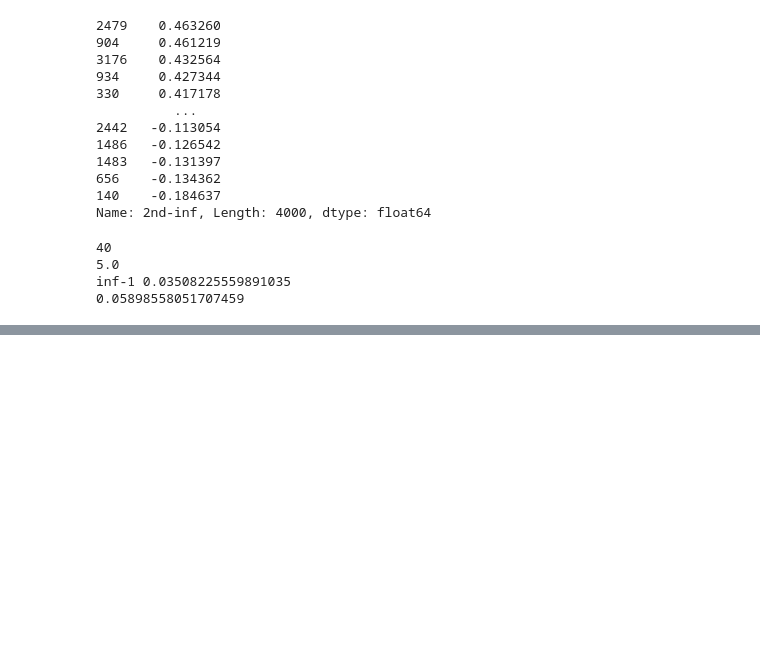
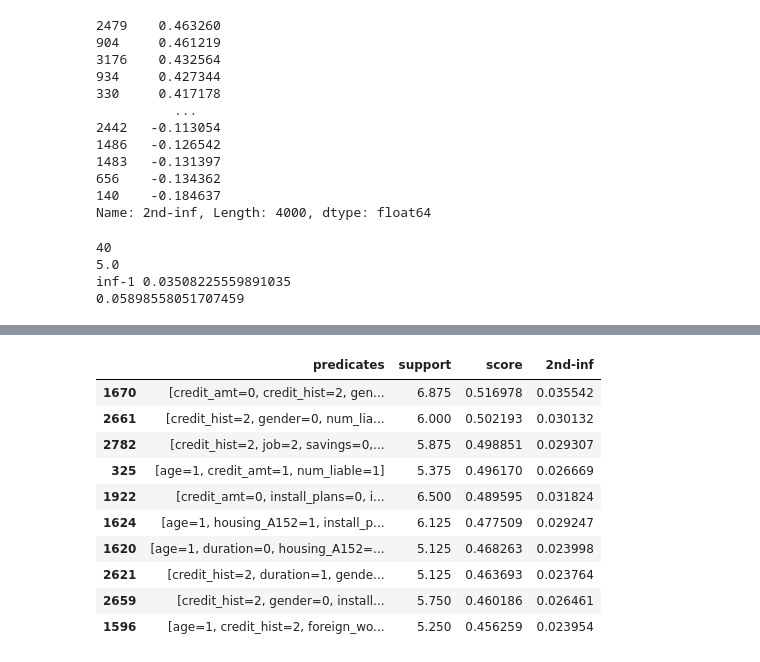
Before and after one commit to romilapradhan/gopher, a Jupyter notebook: german/if_predicates-german.ipynb, the cells around one changed output, grey strips where cells are left out. Saved outputs shown, nothing was run; the diff lists cells and outputs as text; code cells hidden in the pictures; blank space fills up the shorter version.

```diff
--- a/german/if_predicates-german.ipynb
+++ b/german/if_predicates-german.ipynb
@@ -921,0 +1058,14 @@ inf-1 0.03508225559891035
+# %%
+candidates_df_3_compact.sort_values(by=['score'], ascending=False).head(10)
+# %% [output]
+|  | predicates | support | score | 2nd-inf |
+| 1670 | [credit_amt=0, credit_hist=2, gen... | 6.875 | 0.516978 | 0.035542 |
+| 2661 | [credit_hist=2, gender=0, num_lia... | 6.000 | 0.502193 | 0.030132 |
+| 2782 | [credit_hist=2, job=2, savings=0,... | 5.875 | 0.498851 | 0.029307 |
+| 325 | [age=1, credit_amt=1, num_liable=1] | 5.375 | 0.496170 | 0.026669 |
+| 1922 | [credit_amt=0, install_plans=0, i... | 6.500 | 0.489595 | 0.031824 |
+| 1624 | [age=1, housing_A152=1, install_p... | 6.125 | 0.477509 | 0.029247 |
+| 1620 | [age=1, duration=0, housing_A152=... | 5.125 | 0.468263 | 0.023998 |
+| 2621 | [credit_hist=2, duration=1, gende... | 5.125 | 0.463693 | 0.023764 |
+| 2659 | [credit_hist=2, gender=0, install... | 5.750 | 0.460186 | 0.026461 |
+| 1596 | [age=1, credit_hist=2, foreign_wo... | 5.250 | 0.456259 | 0.023954 |
```
Also changed, not shown: parts of 13 cells of this notebook.
